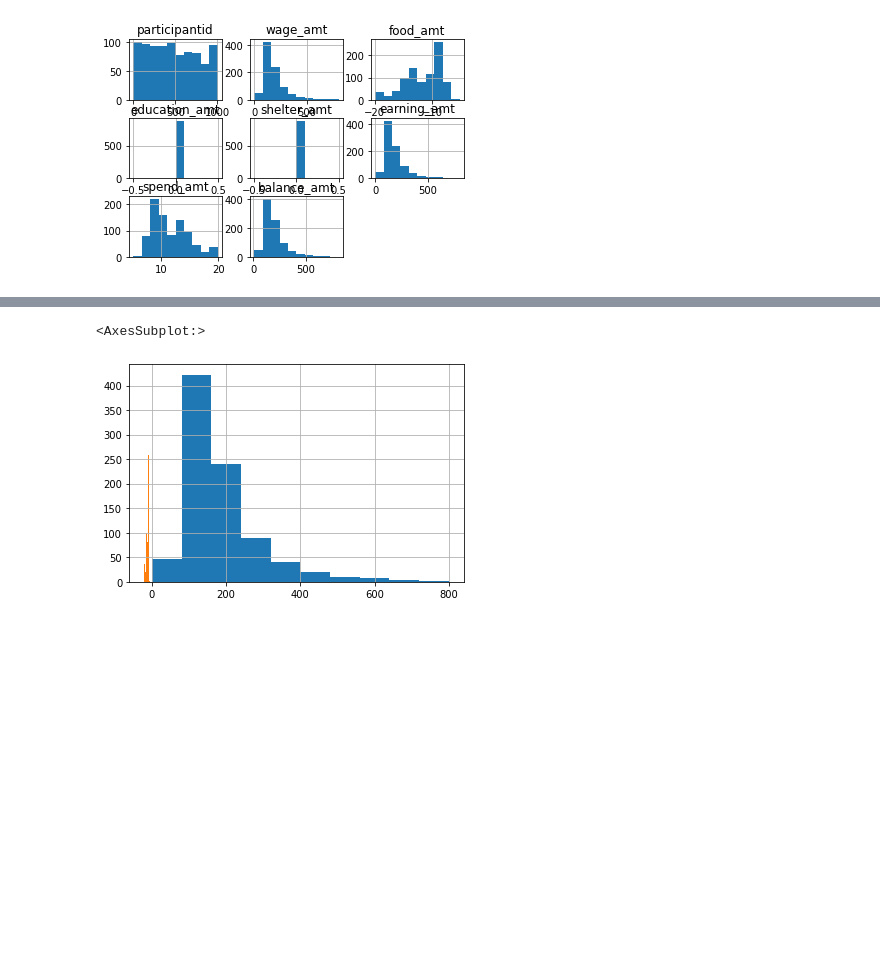
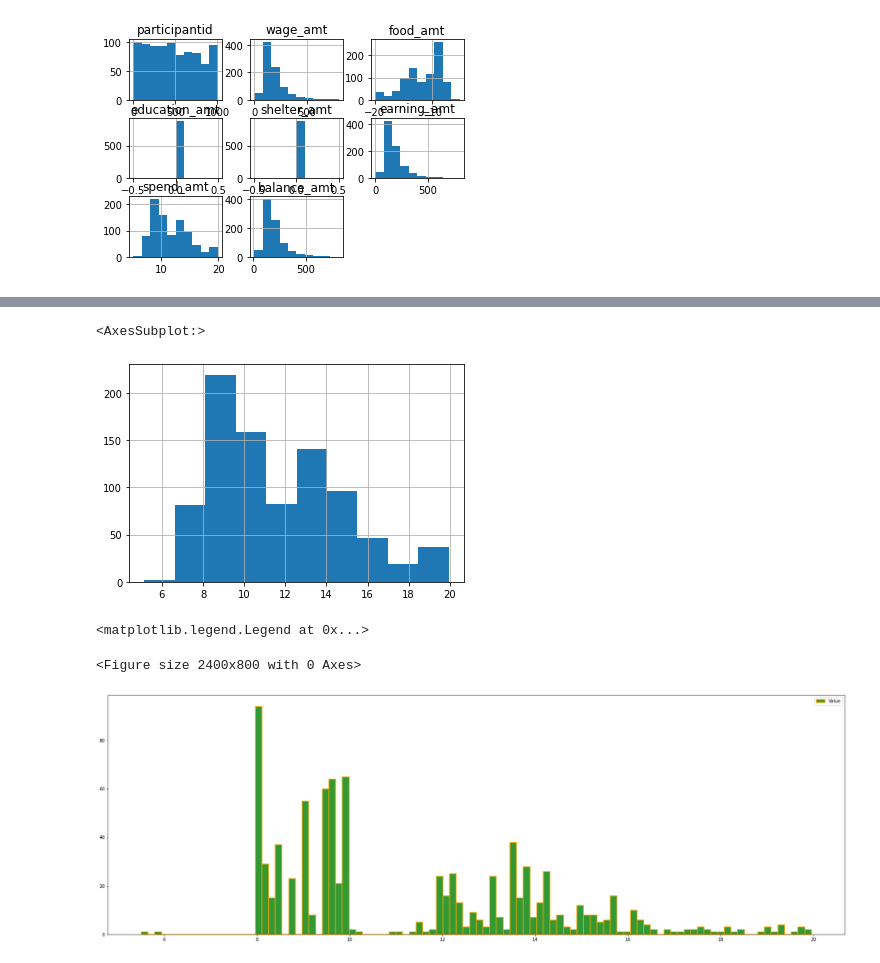
Before and after one commit to blukitas/Viz_2022_Grupo_4, a Jupyter notebook: docker/Notebooks/02.wage_cohort_over_time.ipynb, the cells around one changed output, grey strips where cells are left out. Drawn from its saved outputs; the diff is of its cells as text; code cells hidden in the pictures; blank space fills up the shorter version.

```diff
--- a/docker/Notebooks/02.wage_cohort_over_time.ipynb
+++ b/docker/Notebooks/02.wage_cohort_over_time.ipynb
@@ -499,5 +527,28 @@ array([[<AxesSubplot:title={'center':'participantid'}>,
 # %%
-df[df.month=='2022-03-07'].wage_amt.hist()
+df[df.month == "2022-03-07"].spend_amt.hist()
 # %% [output]
 <AxesSubplot:>
-[figure, old version]
+[figure, new version]
+# %%
+# df[df.month=='2022-04-04'].spend_amt.hist()
+
+figure(figsize=(30, 10), dpi=80)
+plt.figure(figsize=(30, 10))
+
+
+n, bins, patch = plt.hist(
+    df[df.month == "2022-04-04"].spend_amt,
+    bins=100,
+    color="green",
+    alpha=0.8,
+    label="Value",
+    edgecolor="orange",
+    linewidth=2,
+)
+plt.legend()
+# plt.ylabel('No of bags', size='x-large')
+# plt.xlabel('Money in US $', size= 'x-large')
+# %% [output]
+<matplotlib.legend.Legend at 0x...>
+<Figure size 2400x800 with 0 Axes>
+[figure, added]
```
Also changed, not shown: parts of 14 cells of this notebook.
